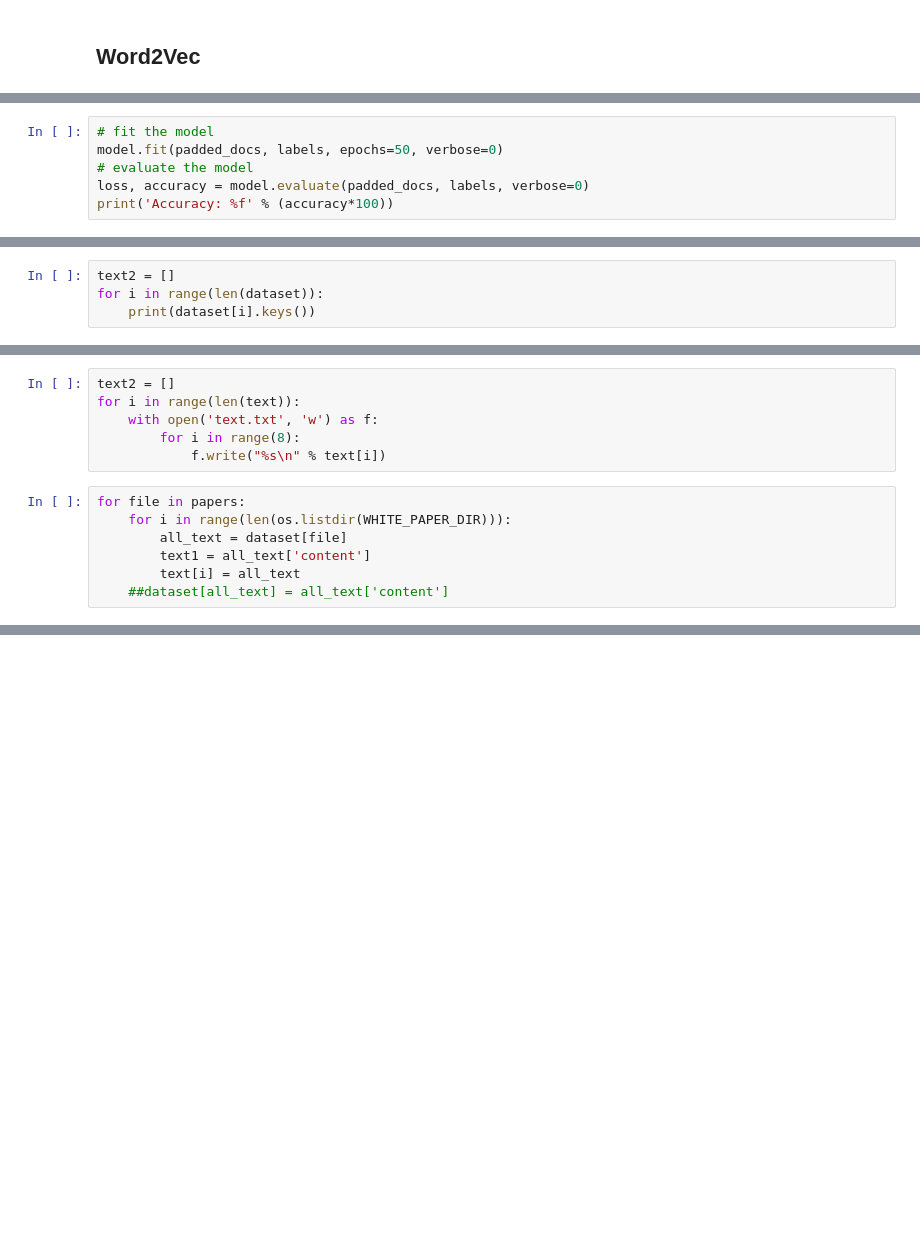
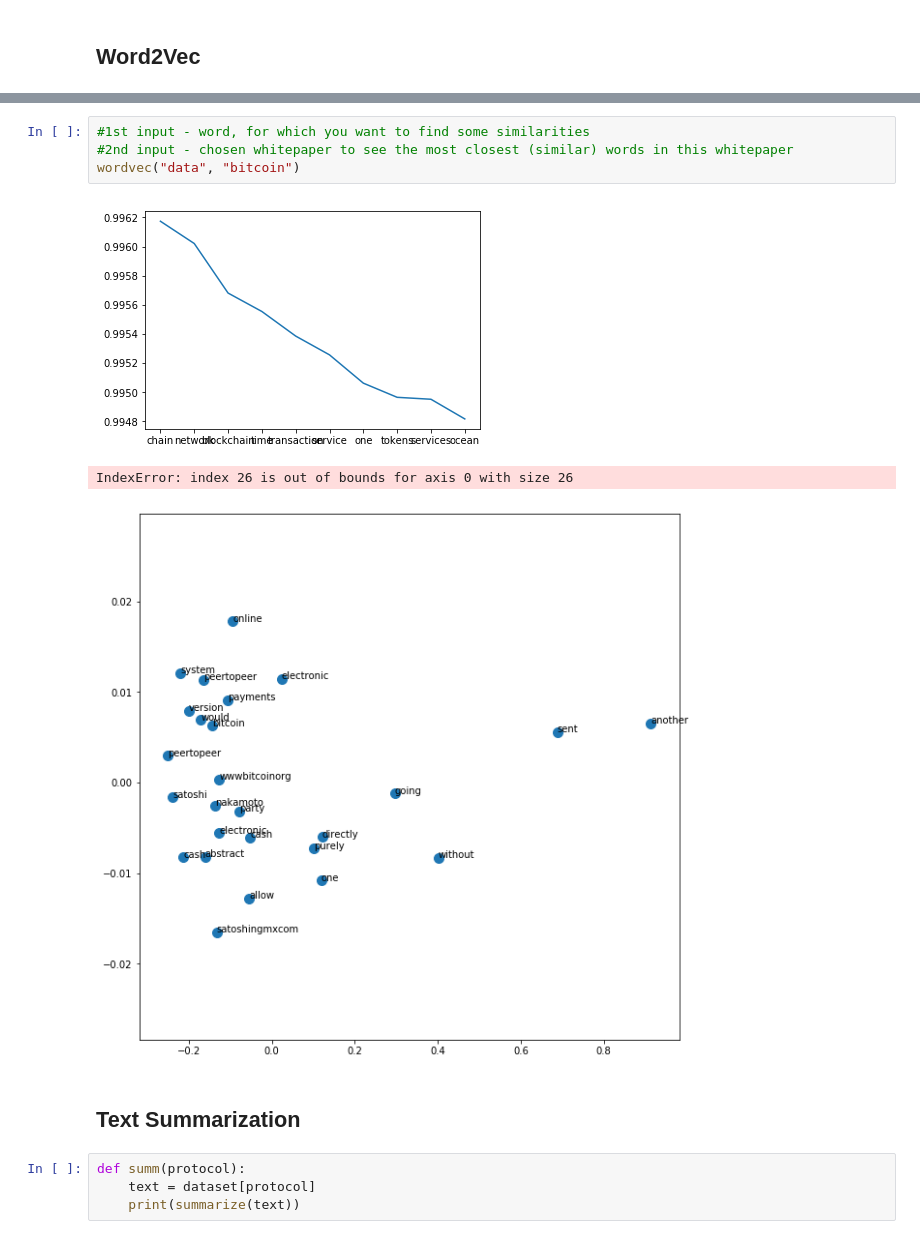
Before and after one commit to luisdiegocm/HWR_DataScience_Project, a Jupyter notebook: notebooks/3- Text Extraction.ipynb, the cells around one changed output, grey strips where cells are left out. Drawn from its saved outputs; the diff is of its cells as text; blank space fills up the shorter version.

```diff
--- a/notebooks/3- Text Extraction.ipynb
+++ b/notebooks/3- Text Extraction.ipynb
@@ -258,6 +124,0 @@ _________________________________________________________________
-# %%
-# fit the model
-model.fit(padded_docs, labels, epochs=50, verbose=0)
-# evaluate the model
-loss, accuracy = model.evaluate(padded_docs, labels, verbose=0)
-print('Accuracy: %f' % (accuracy*100))
@@ -328,4 +124,0 @@ for f in files:
-# %%
-text2 = []
-for i in range(len(dataset)):
-    print(dataset[i].keys())
@@ -341,13 +124,0 @@ dict_keys(['status', 'content', 'metadata'])
-# %%
-text2 = []
-for i in range(len(text)):
-    with open('text.txt', 'w') as f:
-        for i in range(8):
-            f.write("%s\n" % text[i])
-# %%
-for file in papers:
-    for i in range(len(os.listdir(WHITE_PAPER_DIR))):
-        all_text = dataset[file]
-        text1 = all_text['content']
-        text[i] = all_text
-    ##dataset[all_text] = all_text['content']
@@ -363,0 +170,14 @@ BoW converts text into the matrix of occurrence of words within a given document
+# %%
+#1st input - word, for which you want to find some similarities
+#2nd input - chosen whitepaper to see the most closest (similar) words in this whitepaper
+wordvec("data", "bitcoin")
+# %% [output]
+[figure, added]
+IndexError: index 26 is out of bounds for axis 0 with size 26
+[figure, added]
+# %% [markdown]
+## Text Summarization
+# %%
+def summ(protocol):
+    text = dataset[protocol]
+    print(summarize(text))
```
Also changed, not shown: parts of 50 cells of this notebook.
